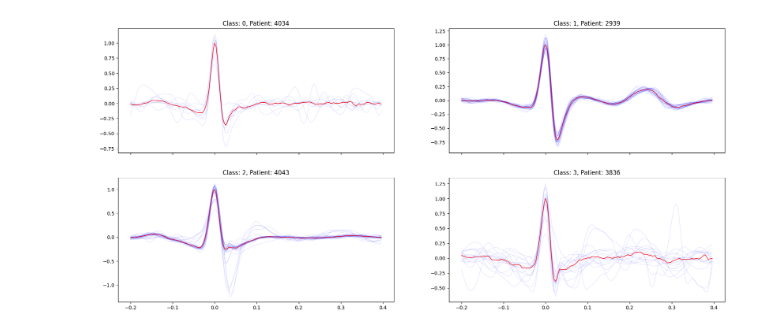
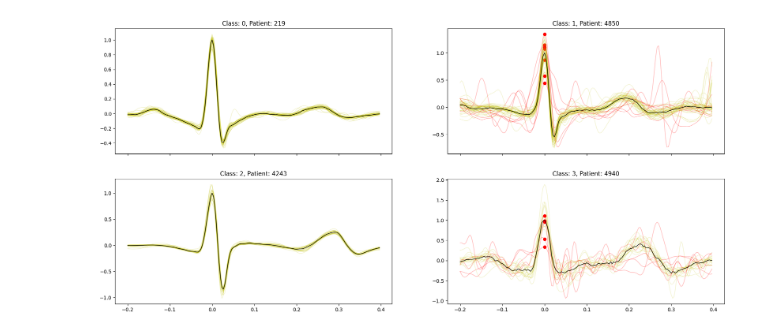
Before and after one commit to richdanis/aml, a Jupyter notebook: task2/task2_goodfellow.ipynb, the cells around one changed output. Saved outputs shown, nothing was run; the diff lists cells and outputs as text; code cells hidden in the pictures.

```diff
--- a/task2/task2_goodfellow.ipynb
+++ b/task2/task2_goodfellow.ipynb
@@ -9,10 +9,10 @@ from pre_processing import filter_signal, pre_process
 df_X_train = pd.read_csv("data/X_train.csv", index_col="id")
 df_Y_train = pd.read_csv("data/Y_train.csv", index_col="id")
 # %%
-id = 342
+id = 1 #4465 #4241 #126 #5085
 signal = df_X_train.iloc[id,:].dropna()
 freq = 300.0 #Hz
-filter_bandwidth = [3, 45]
+filter_bandwidth =[3, 45]
 # %%
 sig_flt= filter_signal(signal=signal,
                           bandwidth=filter_bandwidth,
@@ -30,8 +30,11 @@ plt.show()
 # %%
 ts, signal, signal_flt, rpeaks, templates_ts, templates = pre_process(signal=signal, freq=freq)
 
+r_id = int(-templates_ts[0]*freq)
+
 for i in range(len(templates)):
     plt.plot(templates_ts, templates[i], 'b', alpha=0.1, lw=1)
+    plt.plot(0, templates[i,r_id], 'o')
 plt.plot(templates_ts, np.median(templates, axis=0), 'r', alpha=1, lw=1)
 
 plt.title(f'Patient: {id}')
@@ -42,0 +46,15 @@ plt.show()
+# %%
+anom = check_R(rpeaks, templates_ts, templates)
+print(anom)
+for i in range(len(templates)):
+    if i in anom :
+        plt.plot(templates_ts, templates[i], 'r', alpha=0.3, lw=1)
+        plt.plot(0, templates[i,r_id], 'or')
+    else :
+        plt.plot(templates_ts, templates[i], 'y', alpha=0.2, lw=1)
+plt.plot(templates_ts, np.median(templates, axis=0), 'k', alpha=1, lw=1)
+
+plt.title(f'Patient: {id}')
+plt.xlabel('Time [s]')
+plt.ylabel('Amplitude of signal (normalized)')
+plt.show()
@@ -43,14 +64,18 @@ plt.show()
 # %%
 fig, axs = plt.subplots(2, 2, sharey=False, sharex=True, figsize=(22,10))
 for i in range(4):
-    id = np.random.choice(df_Y_train[df_Y_train["y"]==i].index)
+    id = np.random.choice(df_Y_train[df_Y_train["y"]==i].index) # random sample from class i
     signal = df_X_train.iloc[id,:].dropna()
     ts, signal, signal_flt, rpeaks, templates_ts, templates = pre_process(signal=signal, freq=freq)
-
+    anom = check_R(rpeaks, templates_ts, templates)
     for k in range(len(templates)):
-        axs[i//2,i%2].plot(templates_ts, templates[k], 'b', alpha=0.1, lw=1)
-    axs[i//2,i%2].plot(templates_ts, np.median(templates, axis=0), 'r', alpha=1, lw=1)
-    axs[i//2,i%2].set_title(f'Class: {i}, Patient: {id}')
+        if k in anom :
+            axs[i//2,i%2].plot(templates_ts, templates[k], 'r', alpha=0.3, lw=1)
+            axs[i//2,i%2].plot(0, templates[k,r_id], 'or')
+        else :
+            axs[i//2,i%2].plot(templates_ts, templates[k], 'y', alpha=0.2, lw=1)
+    axs[i//2,i%2].plot(templates_ts, np.median(templates, axis=0), 'k', alpha=1, lw=1)
+    axs[i//2,i%2].set_title(f'Class: {df_Y_train.loc[id,"y"]}, Patient: {id}')
 plt.show()
 # %% [output]
-[figure, old version]
+[figure, new version]
```
Also changed, not shown: parts of 5 cells of this notebook, 1 other file.
